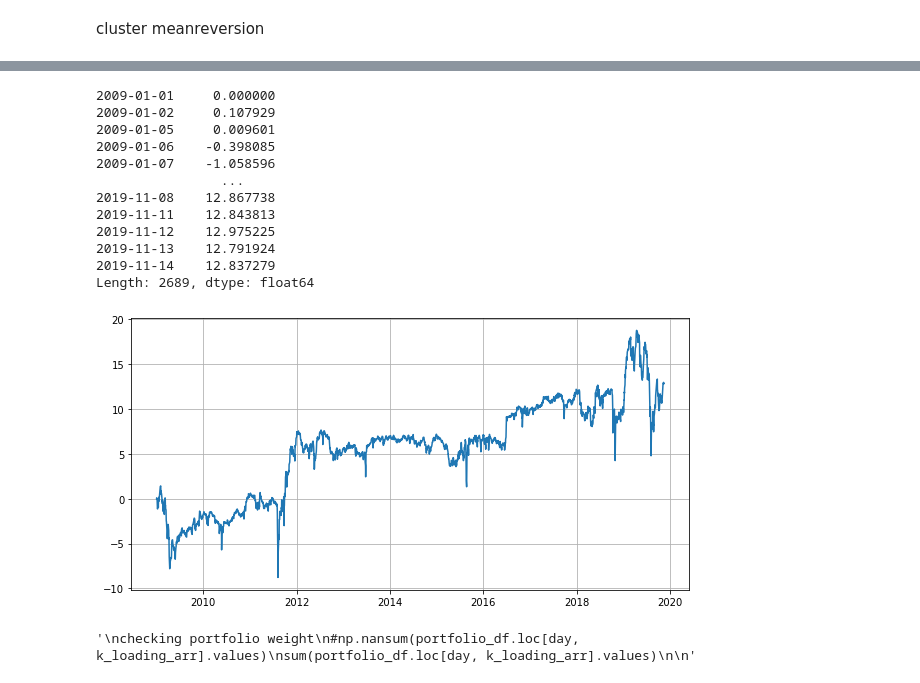
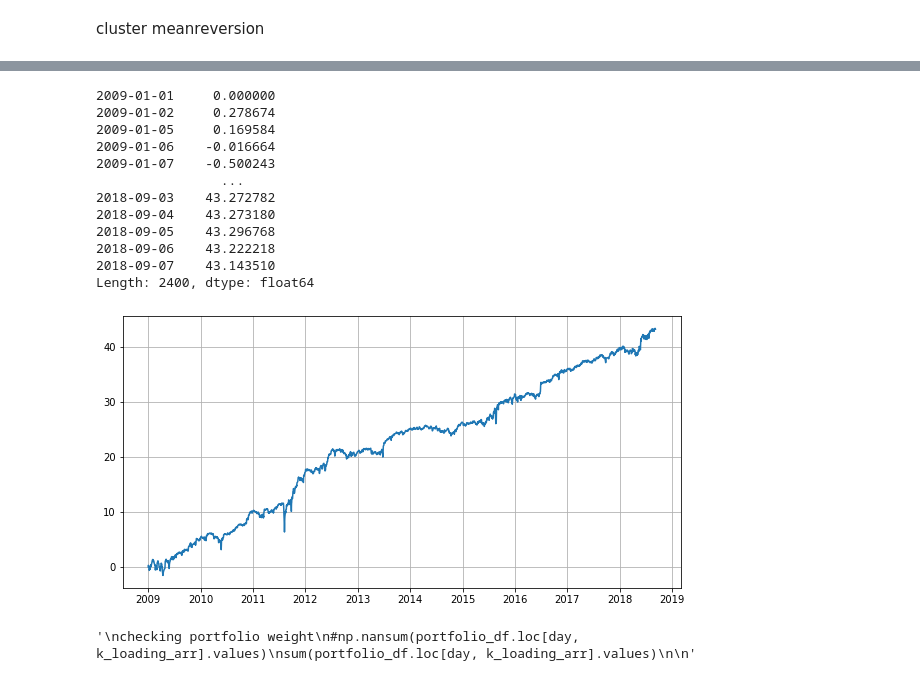
Before and after one commit to Dongwuk-kim/DL_final_proj, a Jupyter notebook: mean_reversion/mean_reversion.ipynb, the cells around one changed output, grey strips where cells are left out. Saved outputs shown, nothing was run; the diff lists cells and outputs as text; code cells hidden in the pictures.

```diff
--- a/mean_reversion/mean_reversion.ipynb
+++ b/mean_reversion/mean_reversion.ipynb
@@ -156,18 +156,29 @@ portfolio = np.zeros(input_data.shape)
 nn_price_s = np.where(np.isnan(input_data), 0, input_data)
 
 for industry in industry_list :
-    #loading_m : days by number of stocks matrix by cluster
     loading_m = industry_dic[industry]
     loading_return = np.multiply(loading_m , nn_price_s)
+    for i in range(len(price_s.index)) :
+        loading_return[i]  -= np.mean(loading_return[i])
 
-    portfolio += (loading_return - np.nanmean(loading_return))
+    loading_return = np.where(np.isnan(price_s.values[i]), 0, loading_return)
+    portfolio += loading_return
+portfolio = np.where(np.isnan(price_s.values),0 , portfolio)
 portfolio = np.where(portfolio > 0 , -1, 1)
-
-
 
 abs_sum = np.sum(np.abs(portfolio), 1)
 weight = total_ammount/abs_sum
 weight[total_ammount/abs_sum == np.inf] = 0
 d = np.diag(weight)
 portfolio_w = np.matmul(d, portfolio )
+
+
+#make portfolio df with init zero
+portfolio_df = price_s.copy()
+for col in portfolio_df.columns:
+    portfolio_df[col].values[:] = 0
+
+portfolio_df.loc[:,:] = portfolio_w
+portfolio_df = portfolio_df.shift(1)
+portfolio_df.head(4)
 # %% [output]
@@ -200,20 +193,20 @@ portfolio_df.head(4)
 # %%
 daily_pnl = np.nansum(np.multiply( portfolio_df.values, price_s.values),1)
-draw_pnl(np.cumsum(daily_pnl), price_s.index)
+draw_pnl(np.cumsum(daily_pnl[:2400]), price_s.index[:2400])
 # %% [output]
 2009-01-01     0.000000
-2009-01-02     0.107929
-2009-01-05     0.009601
-2009-01-06    -0.398085
-2009-01-07    -1.058596
+2009-01-02     0.278674
+2009-01-05     0.169584
+2009-01-06    -0.016664
+2009-01-07    -0.500243
                 ...
-2019-11-08    12.867738
-2019-11-11    12.843813
-2019-11-12    12.975225
-2019-11-13    12.791924
-2019-11-14    12.837279
-Length: 2689, dtype: float64
+2018-09-03    43.272782
+2018-09-04    43.273180
+2018-09-05    43.296768
+2018-09-06    43.222218
+2018-09-07    43.143510
+Length: 2400, dtype: float64
-[figure, old version]
+[figure, new version]
 # %%
 """
 이거 계산 빠르게 만들어야 함..
```
Also changed, not shown: parts of 4 cells of this notebook.
